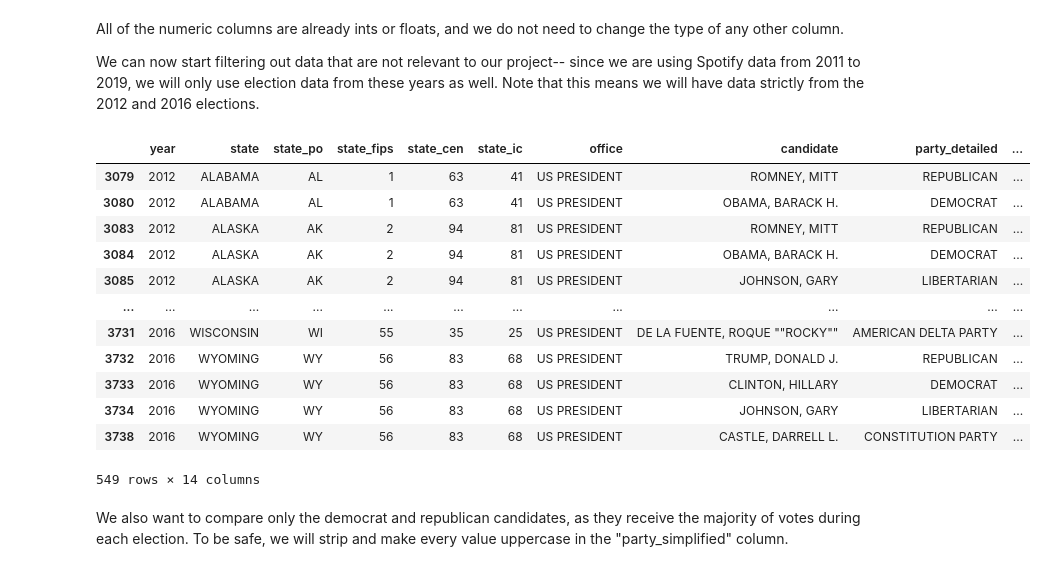
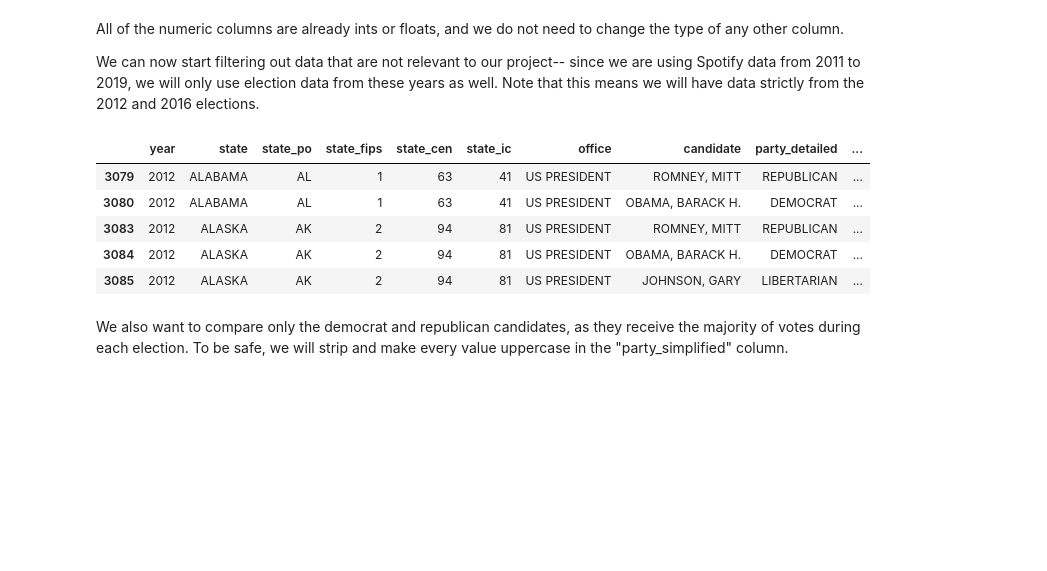
Before and after one commit to katiemoc/musical-politics, a Jupyter notebook: EDACheckpoint_Group093-FA24.ipynb, the cells around one changed output. Drawn from its saved outputs; the diff is of its cells as text; code cells hidden in the pictures; blank space fills up the shorter version.

```diff
--- a/EDACheckpoint_Group093-FA24.ipynb
+++ b/EDACheckpoint_Group093-FA24.ipynb
@@ -336,21 +334,14 @@ We can now start filtering out data that are not relevant to our project-- since
 # %%
 # Filter by year
 tidy_president = president[(president['year'] >= 2011) & (president['year'] <= 2019)]
-tidy_president
+tidy_president.head()
 # %% [output]
 |  | year | state | state_po | state_fips | state_cen | state_ic | office | candidate | party_detailed | ... |
 | 3079 | 2012 | ALABAMA | AL | 1 | 63 | 41 | US PRESIDENT | ROMNEY, MITT | REPUBLICAN | ... |
 | 3080 | 2012 | ALABAMA | AL | 1 | 63 | 41 | US PRESIDENT | OBAMA, BARACK H. | DEMOCRAT | ... |
 | 3083 | 2012 | ALASKA | AK | 2 | 94 | 81 | US PRESIDENT | ROMNEY, MITT | REPUBLICAN | ... |
 | 3084 | 2012 | ALASKA | AK | 2 | 94 | 81 | US PRESIDENT | OBAMA, BARACK H. | DEMOCRAT | ... |
 | 3085 | 2012 | ALASKA | AK | 2 | 94 | 81 | US PRESIDENT | JOHNSON, GARY | LIBERTARIAN | ... |
-| ... | ... | ... | ... | ... | ... | ... | ... | ... | ... | ... |
-| 3731 | 2016 | WISCONSIN | WI | 55 | 35 | 25 | US PRESIDENT | DE LA FUENTE, ROQUE ""ROCKY"" | AMERICAN DELTA PARTY | ... |
-| 3732 | 2016 | WYOMING | WY | 56 | 83 | 68 | US PRESIDENT | TRUMP, DONALD J. | REPUBLICAN | ... |
-| 3733 | 2016 | WYOMING | WY | 56 | 83 | 68 | US PRESIDENT | CLINTON, HILLARY | DEMOCRAT | ... |
-| 3734 | 2016 | WYOMING | WY | 56 | 83 | 68 | US PRESIDENT | JOHNSON, GARY | LIBERTARIAN | ... |
-| 3738 | 2016 | WYOMING | WY | 56 | 83 | 68 | US PRESIDENT | CASTLE, DARRELL L. | CONSTITUTION PARTY | ... |
-549 rows × 14 columns
 # %% [markdown]
 We also want to compare only the democrat and republican candidates, as they receive the majority of votes during each election.
 To be safe, we will strip and make every value uppercase in the "party_simplified" column.
```
Also changed, not shown: parts of 16 cells of this notebook.
